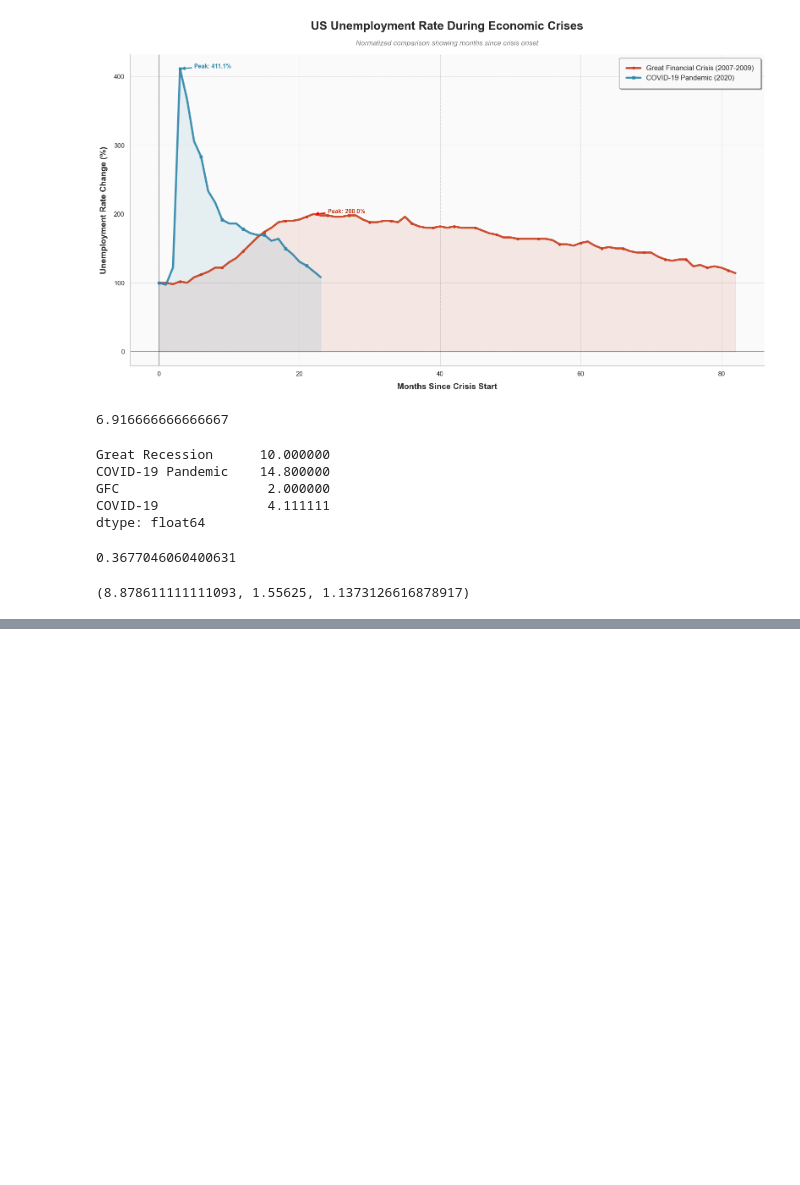
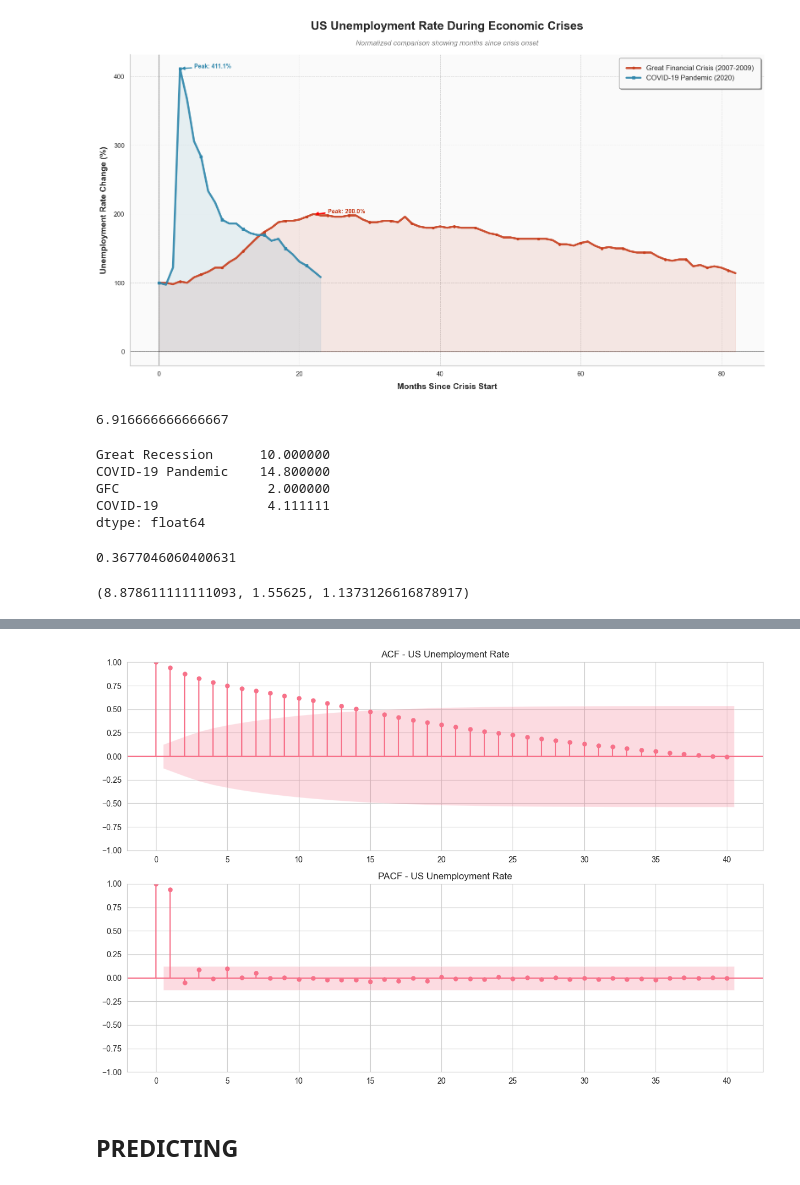
Before and after one commit to rafaelcattan/rafaelcattan.github.io, a Jupyter notebook: analysis/notebooks/data_analysis.ipynb, the cells around one changed output, grey strips where cells are left out. Cells and saved outputs as stored; diff of their text form; code cells hidden in the pictures; blank space fills up the shorter version.

```diff
--- a/analysis/notebooks/data_analysis.ipynb
+++ b/analysis/notebooks/data_analysis.ipynb
@@ -362,0 +427,12 @@ baseline, six_month_avg, arima_mase
+# %%
+fig, axes = plt.subplots(2, 1, figsize=(12, 8))
+plot_acf(df['unemployment_rate'], lags=40, ax=axes[0])
+axes[0].set_title('ACF - US Unemployment Rate')
+plot_pacf(df['unemployment_rate'], lags=40, ax=axes[1])
+axes[1].set_title('PACF - US Unemployment Rate')
+plt.tight_layout()
+plt.savefig('pacf_pac.png', dpi=300, bbox_inches='tight')
+# %% [output]
+[figure, added]
+# %% [markdown]
+## PREDICTING
```
Also changed, not shown: parts of 10 cells of this notebook, 1 other file.
